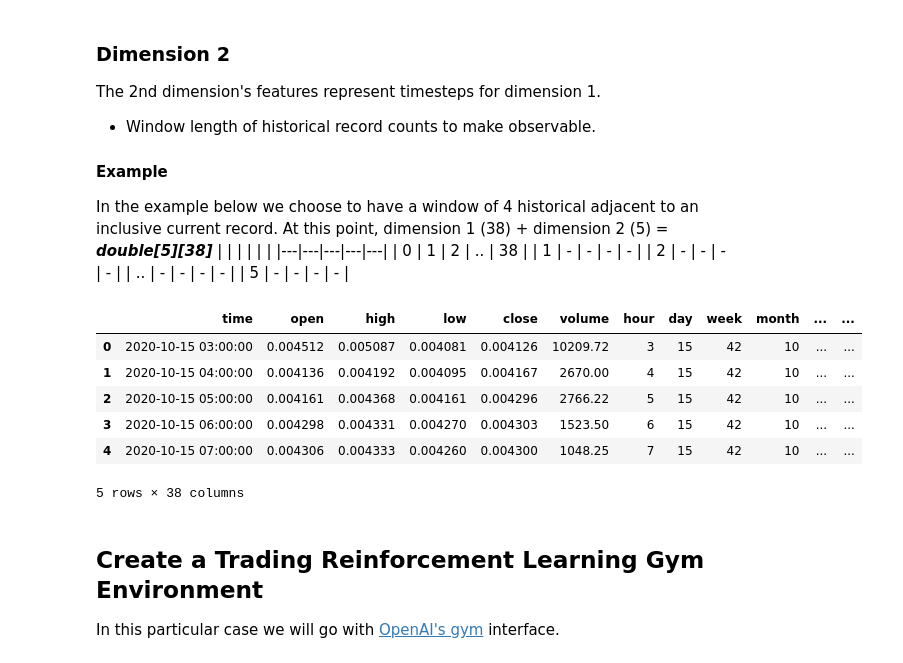
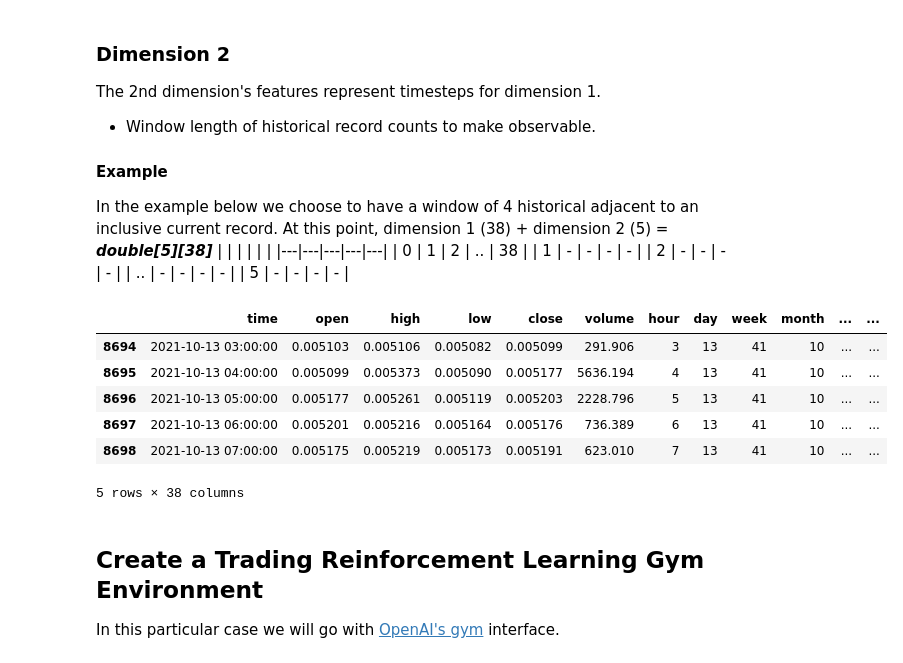
Before and after one commit to faGH/fa.intelligence.notebooks, a Jupyter notebook: labs/market_trading/frostaura_plutus_mark_10.ipynb, the cells around one changed output. Cells and saved outputs as stored; diff of their text form; code cells hidden in the pictures.

```diff
--- a/labs/market_trading/frostaura_plutus_mark_10.ipynb
+++ b/labs/market_trading/frostaura_plutus_mark_10.ipynb
@@ -22,7 +36,7 @@ pair_df = featurized_market_data['AAVE_BTC']
 # %%
 # Add non-indicator observation values.
-pair_df['staked'] = True
-pair_df['base_balance'] = -1
+pair_df['staked'] = False
+pair_df['base_balance'] = 0
 # %% [markdown]
 ### Dimension 1
 The 1st dimension's features consist of 38 items. This dimension is meant to represent all values observable in a flat array per-timestep.
@@ -70,16 +84,17 @@ At this point, dimension 1 (38) + dimension 2 (5) = ***double[5][38]***
 | 2 | - | - | - | - |
 | .. | - | - | - | - |
 | 5 | - | - | - | - |
-# %%
-pair_df[:5]
-# %% [output]
-|  | time | open | high | low | close | volume | hour | day | week | month | ... | ... |
-| 0 | 2020-10-15 03:00:00 | 0.004512 | 0.005087 | 0.004081 | 0.004126 | 10209.72 | 3 | 15 | 42 | 10 | ... | ... |
-| 1 | 2020-10-15 04:00:00 | 0.004136 | 0.004192 | 0.004095 | 0.004167 | 2670.00 | 4 | 15 | 42 | 10 | ... | ... |
-| 2 | 2020-10-15 05:00:00 | 0.004161 | 0.004368 | 0.004161 | 0.004296 | 2766.22 | 5 | 15 | 42 | 10 | ... | ... |
-| 3 | 2020-10-15 06:00:00 | 0.004298 | 0.004331 | 0.004270 | 0.004303 | 1523.50 | 6 | 15 | 42 | 10 | ... | ... |
-| 4 | 2020-10-15 07:00:00 | 0.004306 | 0.004333 | 0.004260 | 0.004300 | 1048.25 | 7 | 15 | 42 | 10 | ... | ... |
-5 rows × 38 columns
+# %%
+# Visualize the last X records.
+pair_df.tail(5)
+# %% [output]
+|  | time | open | high | low | close | volume | hour | day | week | month | ... | ... |
+| 8694 | 2021-10-13 03:00:00 | 0.005103 | 0.005106 | 0.005082 | 0.005099 | 291.906 | 3 | 13 | 41 | 10 | ... | ... |
+| 8695 | 2021-10-13 04:00:00 | 0.005099 | 0.005373 | 0.005090 | 0.005177 | 5636.194 | 4 | 13 | 41 | 10 | ... | ... |
+| 8696 | 2021-10-13 05:00:00 | 0.005177 | 0.005261 | 0.005119 | 0.005203 | 2228.796 | 5 | 13 | 41 | 10 | ... | ... |
+| 8697 | 2021-10-13 06:00:00 | 0.005201 | 0.005216 | 0.005164 | 0.005176 | 736.389 | 6 | 13 | 41 | 10 | ... | ... |
+| 8698 | 2021-10-13 07:00:00 | 0.005175 | 0.005219 | 0.005173 | 0.005191 | 623.010 | 7 | 13 | 41 | 10 | ... | ... |
+5 rows × 38 columns
 # %% [markdown]
 ## Create a Trading Reinforcement Learning Gym Environment
 In this particular case we will go with [OpenAI's gym](https://gym.openai.com/docs/) interface.
```
Also changed, not shown: parts of 1 cell of this notebook, 2 other files.
